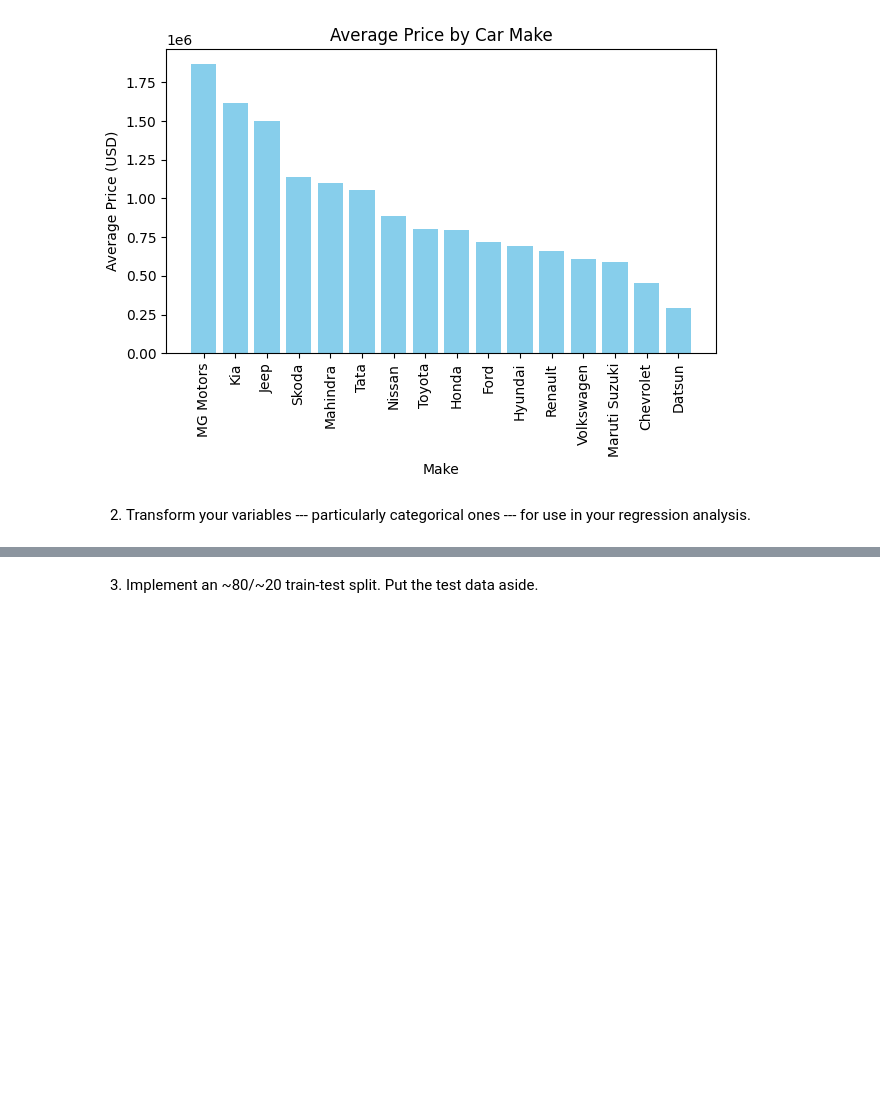
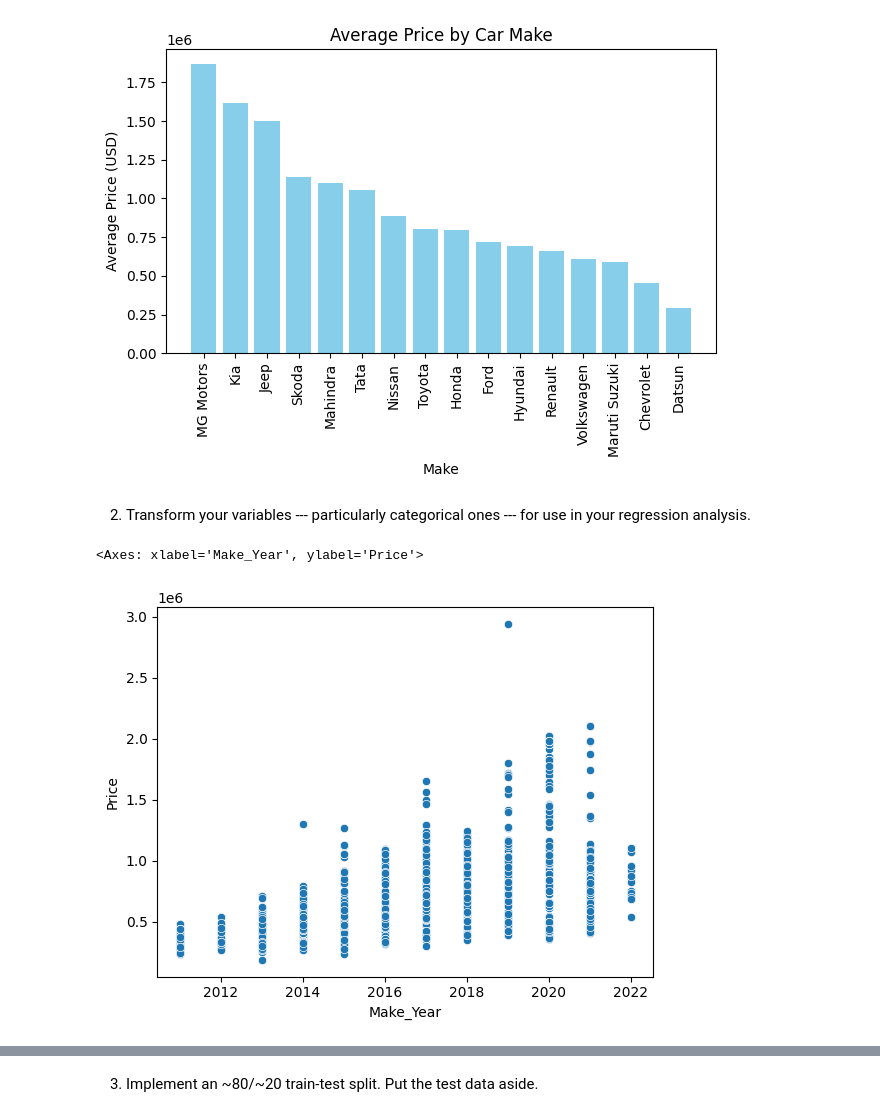
Before and after one commit to oak50/labs, a Jupyter notebook: 04_hedonic_pricing/lab4.ipynb, the cells around one changed output, grey strips where cells are left out. Cells and saved outputs as stored; diff of their text form; code cells hidden in the pictures; blank space fills up the shorter version.

```diff
--- a/04_hedonic_pricing/lab4.ipynb
+++ b/04_hedonic_pricing/lab4.ipynb
@@ -104,0 +106,9 @@ df['No_of_Owners'] = df['No_of_Owners'].str.replace(r'\D', '', regex=True)
+# %%
+df_transformed = df
+
+# see if there are any outliers when relating price and year of make:
+sns.scatterplot(data=df_transformed,y='Price',x='Make_Year')
+# there seem to be relatively few outliers -- might not need a transformation
+# %% [output]
+<Axes: xlabel='Make_Year', ylabel='Price'>
+[figure, added]
```
Also changed, not shown: parts of 9 cells of this notebook.
